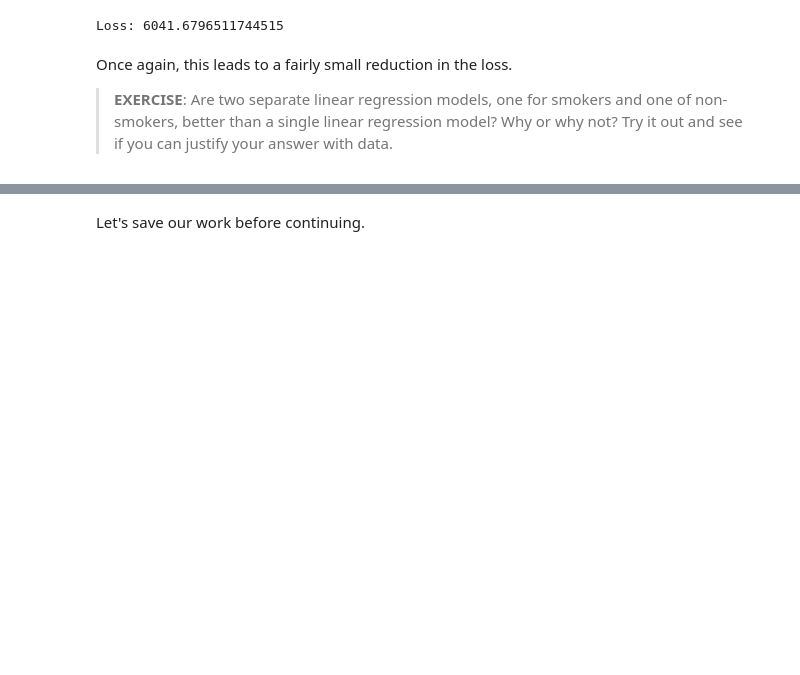
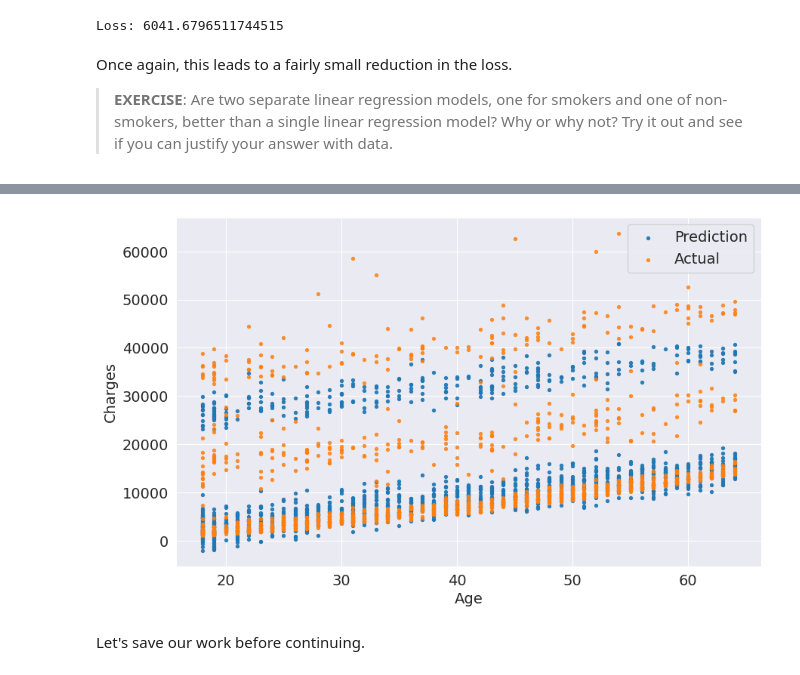
Before and after one commit to hisyam-jaelani/Machine-Learning-with-Python, a Jupyter notebook: Linear_Regression_with_Scikit_Learn.ipynb, the cells around one changed output, grey strips where cells are left out. Cells and saved outputs as stored; diff of their text form; code cells hidden in the pictures; blank space fills up the shorter version.

```diff
--- a/Linear_Regression_with_Scikit_Learn.ipynb
+++ b/Linear_Regression_with_Scikit_Learn.ipynb
@@ -1223,3 +1223,16 @@ Loss: 6041.6796511744515
 Once again, this leads to a fairly small reduction in the loss.
 
 > **EXERCISE**: Are two separate linear regression models, one for smokers and one of non-smokers, better than a single linear regression model? Why or why not? Try it out and see if you can justify your answer with data.
+# %%
+ages = medical_df.age
+target = medical_df.charges
+
+plt.scatter(ages, predictions, s=8, alpha=0.9);
+plt.scatter(ages, target, s=8,alpha=0.8);
+plt.xlabel('Age');
+plt.ylabel('Charges')
+plt.legend(['Prediction', 'Actual']);
+
+loss = rmse(target, predictions)
+print("RMSE Loss: ", loss)
+# %% [output]
@@ -1226,3 +1240,4 @@ Once again, this leads to a fairly small reduction in the loss.
+[figure, added]
 # %% [markdown]
 Let's save our work before continuing.
 # %%
```
Also changed, not shown: parts of 8 cells of this notebook.
